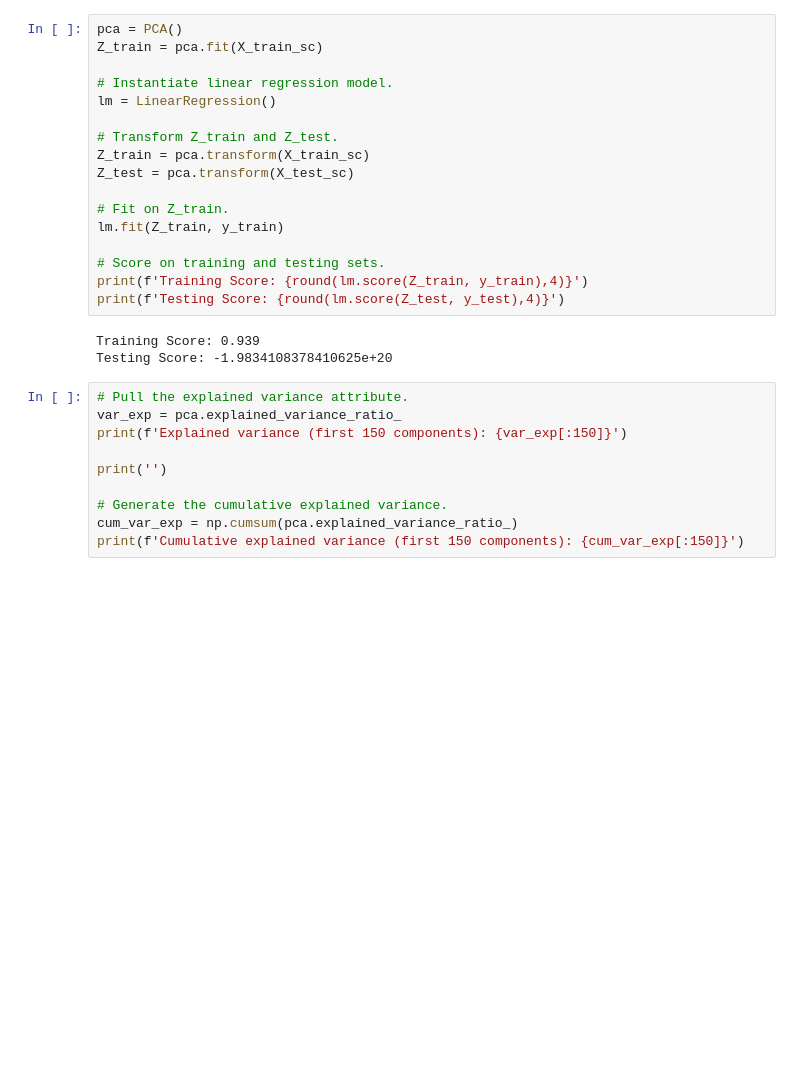
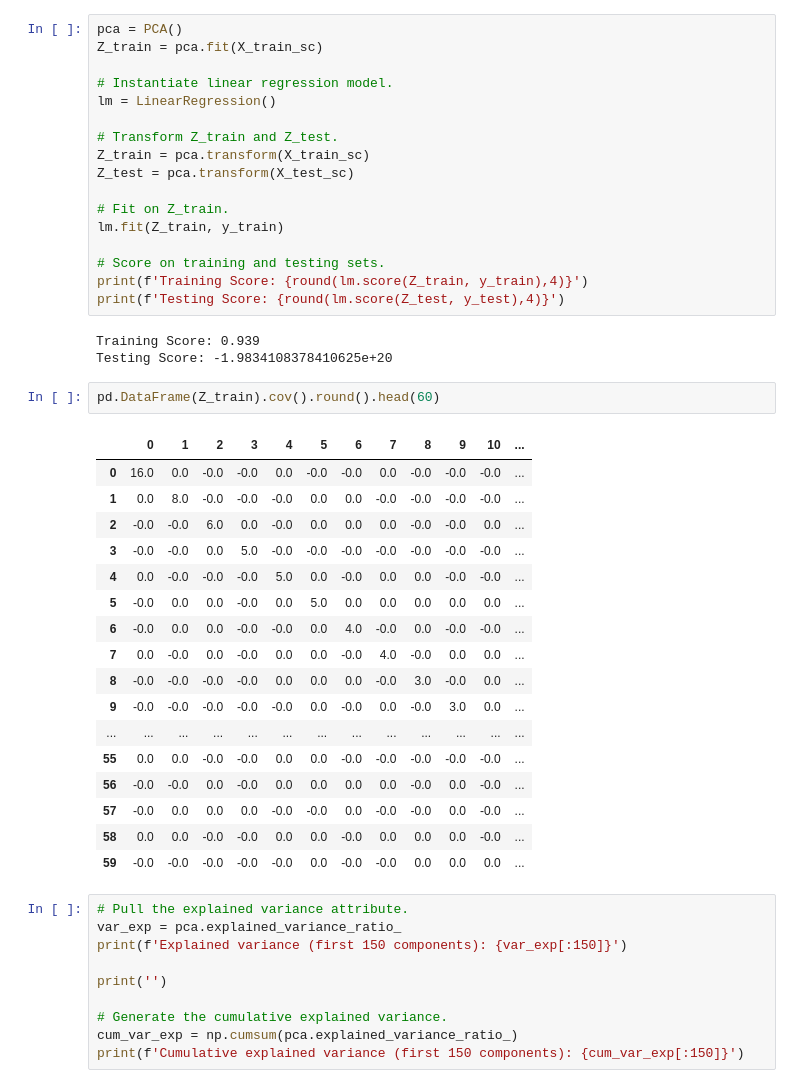
Before and after one commit to ajoneal/ames-iowa-housing-project, a Jupyter notebook: PCA.ipynb, the cells around one changed output. Saved outputs shown, nothing was run; the diff lists cells and outputs as text; blank space fills up the shorter version.

```diff
--- a/PCA.ipynb
+++ b/PCA.ipynb
@@ -110,6 +110,26 @@ print(f'Testing Score: {round(lm.score(Z_test, y_test),4)}')
 # %% [output]
 Training Score: 0.939
 Testing Score: -1.9834108378410625e+20
+# %%
+pd.DataFrame(Z_train).cov().round().head(60)
+# %% [output]
+|  | 0 | 1 | 2 | 3 | 4 | 5 | 6 | 7 | 8 | 9 | 10 | ... |
+| 0 | 16.0 | 0.0 | -0.0 | -0.0 | 0.0 | -0.0 | -0.0 | 0.0 | -0.0 | -0.0 | -0.0 | ... |
+| 1 | 0.0 | 8.0 | -0.0 | -0.0 | -0.0 | 0.0 | 0.0 | -0.0 | -0.0 | -0.0 | -0.0 | ... |
+| 2 | -0.0 | -0.0 | 6.0 | 0.0 | -0.0 | 0.0 | 0.0 | 0.0 | -0.0 | -0.0 | 0.0 | ... |
+| 3 | -0.0 | -0.0 | 0.0 | 5.0 | -0.0 | -0.0 | -0.0 | -0.0 | -0.0 | -0.0 | -0.0 | ... |
+| 4 | 0.0 | -0.0 | -0.0 | -0.0 | 5.0 | 0.0 | -0.0 | 0.0 | 0.0 | -0.0 | -0.0 | ... |
+| 5 | -0.0 | 0.0 | 0.0 | -0.0 | 0.0 | 5.0 | 0.0 | 0.0 | 0.0 | 0.0 | 0.0 | ... |
+| 6 | -0.0 | 0.0 | 0.0 | -0.0 | -0.0 | 0.0 | 4.0 | -0.0 | 0.0 | -0.0 | -0.0 | ... |
+| 7 | 0.0 | -0.0 | 0.0 | -0.0 | 0.0 | 0.0 | -0.0 | 4.0 | -0.0 | 0.0 | 0.0 | ... |
+| 8 | -0.0 | -0.0 | -0.0 | -0.0 | 0.0 | 0.0 | 0.0 | -0.0 | 3.0 | -0.0 | 0.0 | ... |
+| 9 | -0.0 | -0.0 | -0.0 | -0.0 | -0.0 | 0.0 | -0.0 | 0.0 | -0.0 | 3.0 | 0.0 | ... |
+| ... | ... | ... | ... | ... | ... | ... | ... | ... | ... | ... | ... | ... |
+| 55 | 0.0 | 0.0 | -0.0 | -0.0 | 0.0 | 0.0 | -0.0 | -0.0 | -0.0 | -0.0 | -0.0 | ... |
+| 56 | -0.0 | -0.0 | 0.0 | -0.0 | 0.0 | 0.0 | 0.0 | 0.0 | -0.0 | 0.0 | -0.0 | ... |
+| 57 | -0.0 | 0.0 | 0.0 | 0.0 | -0.0 | -0.0 | 0.0 | -0.0 | -0.0 | 0.0 | -0.0 | ... |
+| 58 | 0.0 | 0.0 | -0.0 | -0.0 | 0.0 | 0.0 | -0.0 | 0.0 | 0.0 | 0.0 | -0.0 | ... |
+| 59 | -0.0 | -0.0 | -0.0 | -0.0 | -0.0 | 0.0 | -0.0 | -0.0 | 0.0 | 0.0 | 0.0 | ... |
 # %%
 # Pull the explained variance attribute.
 var_exp = pca.explained_variance_ratio_
```
Also changed, not shown: parts of 4 cells of this notebook, 7 other files.
